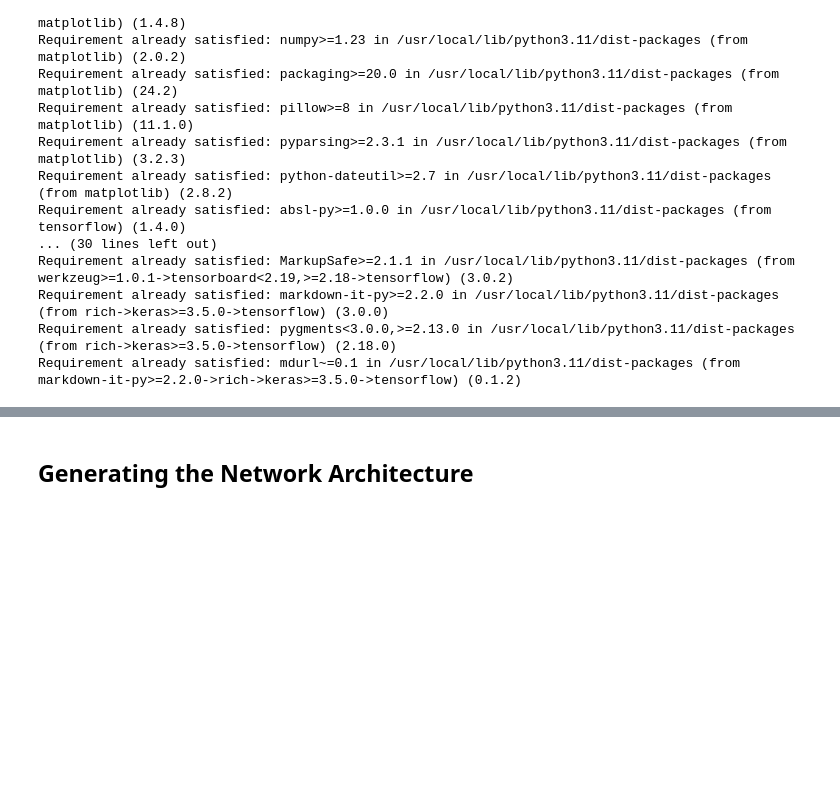
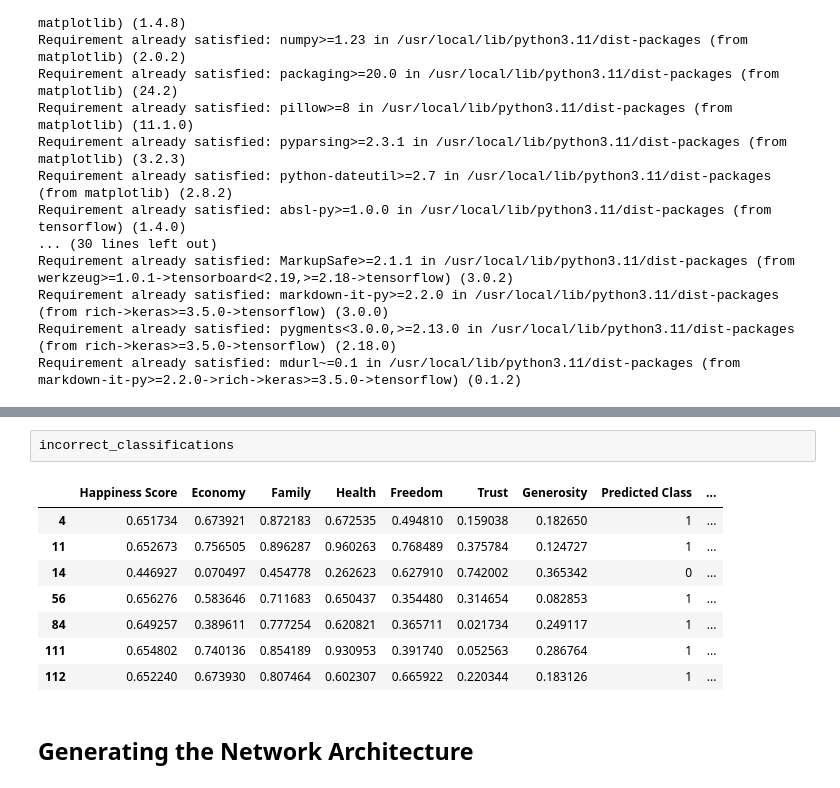
Before and after one commit to fairuznawar122/World-Happiness-Classification, a Jupyter notebook: World_Happiness_Classification_ANN.ipynb, the cells around one changed output, grey strips where cells are left out. Saved outputs shown, nothing was run; the diff lists cells and outputs as text; blank space fills up the shorter version.

```diff
--- a/World_Happiness_Classification_ANN.ipynb
+++ b/World_Happiness_Classification_ANN.ipynb
@@ -369,3 +464,14 @@ Requirement already satisfied: mdurl~=0.1 in /usr/local/lib/python3.11/dist-pack
+# %%
+incorrect_classifications
+# %% [output]
+|  | Happiness Score | Economy | Family | Health | Freedom | Trust | Generosity | Predicted Class | ... |
+| 4 | 0.651734 | 0.673921 | 0.872183 | 0.672535 | 0.494810 | 0.159038 | 0.182650 | 1 | ... |
+| 11 | 0.652673 | 0.756505 | 0.896287 | 0.960263 | 0.768489 | 0.375784 | 0.124727 | 1 | ... |
+| 14 | 0.446927 | 0.070497 | 0.454778 | 0.262623 | 0.627910 | 0.742002 | 0.365342 | 0 | ... |
+| 56 | 0.656276 | 0.583646 | 0.711683 | 0.650437 | 0.354480 | 0.314654 | 0.082853 | 1 | ... |
+| 84 | 0.649257 | 0.389611 | 0.777254 | 0.620821 | 0.365711 | 0.021734 | 0.249117 | 1 | ... |
+| 111 | 0.654802 | 0.740136 | 0.854189 | 0.930953 | 0.391740 | 0.052563 | 0.286764 | 1 | ... |
+| 112 | 0.652240 | 0.673930 | 0.807464 | 0.602307 | 0.665922 | 0.220344 | 0.183126 | 1 | ... |
 # %% [markdown]
 ## Generating the Network Architecture
 # %%
```
Also changed, not shown: parts of 12 cells of this notebook.
